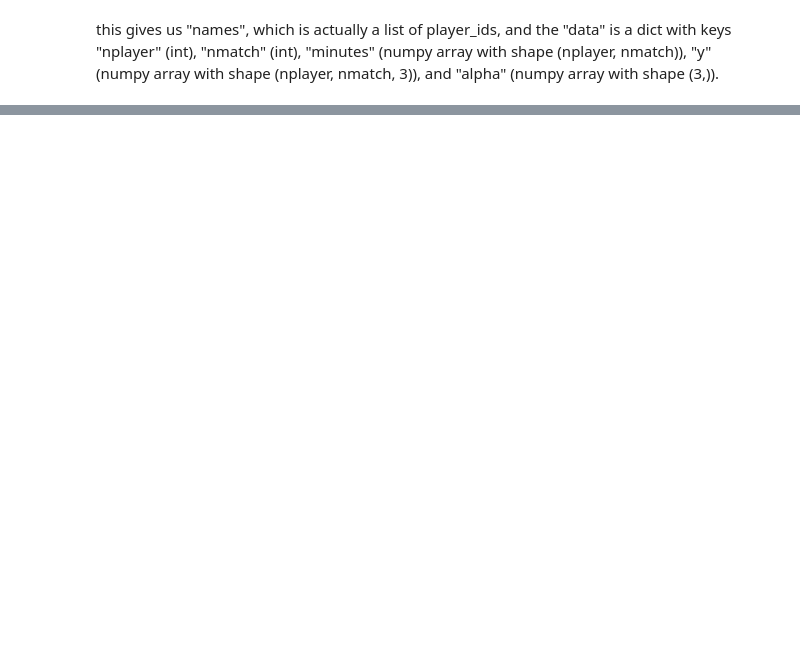
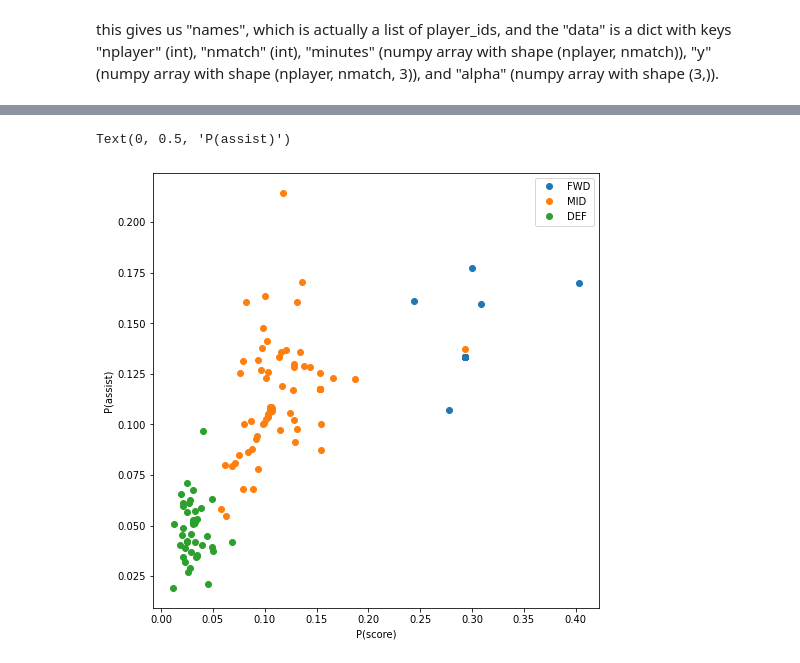
Before and after one commit to alan-turing-institute/AIrsenal, a Jupyter notebook: notebooks/numpyro_player_model.ipynb, the cells around one changed output, grey strips where cells are left out. Drawn from its saved outputs; the diff is of its cells as text; code cells hidden in the pictures; blank space fills up the shorter version.

Commit message:
update to numpyro_player_model notebook - getting closer to something working

```diff
--- a/notebooks/numpyro_player_model.ipynb
+++ b/notebooks/numpyro_player_model.ipynb
@@ -74,2 +90,6 @@ mcmc.run(rng_key,
 # %%
-samples = mcmc.get_samples()
+def get_probs(player_index, samples):
+    prob_score = float(samples["probs"][:,player_index,0].mean())
+    prob_assist = float(samples["probs"][:,player_index,1].mean())
+    prob_neither = float(samples["probs"][:,player_index,2].mean())
+    return (prob_score, prob_assist, prob_neither)
@@ -104,0 +96,18 @@ DeviceArray([[[[2, 0, 1],
+# %%
+def create_dataframe(names, samples):
+    prob_dict = {"name":[],"prob_score": [], "prob_assist": [], "prob_neither": []}
+    for i, pid in enumerate(names):
+        pid = int(pid)
+        prob_dict["name"].append(get_player(pid).name)
+        probs = get_probs(pid, samples)
+        prob_dict["prob_score"].append(probs[0])
+        prob_dict["prob_assist"].append(probs[1])
+        prob_dict["prob_neither"].append(probs[2])
+    df = pd.DataFrame(prob_dict)
+    return df
+# %%
+def run_model(position="FWD",season="1920",latest_gameweek=38):
+    data, names = get_player_data(position, season, latest_gameweek)
+    samples = fit_model(data, model)
+    df = create_dataframe(names, samples)
+    return df
@@ -104,0 +116,4 @@ DeviceArray([[[[2, 0, 1],
+# %%
+df_fwd = run_model("FWD")
+df_mid = run_model("MID")
+df_def = run_model("DEF")
@@ -104,0 +172,13 @@ DeviceArray([[[[2, 0, 1],
+# %%
+import matplotlib.pyplot as plt
+
+plt.figure(figsize=(8,8))
+plt.plot(df_fwd['prob_score'], df_fwd['prob_assist'], 'o', label='FWD')
+plt.plot(df_mid['prob_score'], df_mid['prob_assist'], 'o', label='MID')
+plt.plot(df_def['prob_score'], df_def['prob_assist'], 'o', label='DEF')
+plt.legend()
+plt.xlabel('P(score)')
+plt.ylabel('P(assist)')
+# %% [output]
+Text(0, 0.5, 'P(assist)')
+[figure, added]
```
Also changed, not shown: parts of 14 cells of this notebook.
